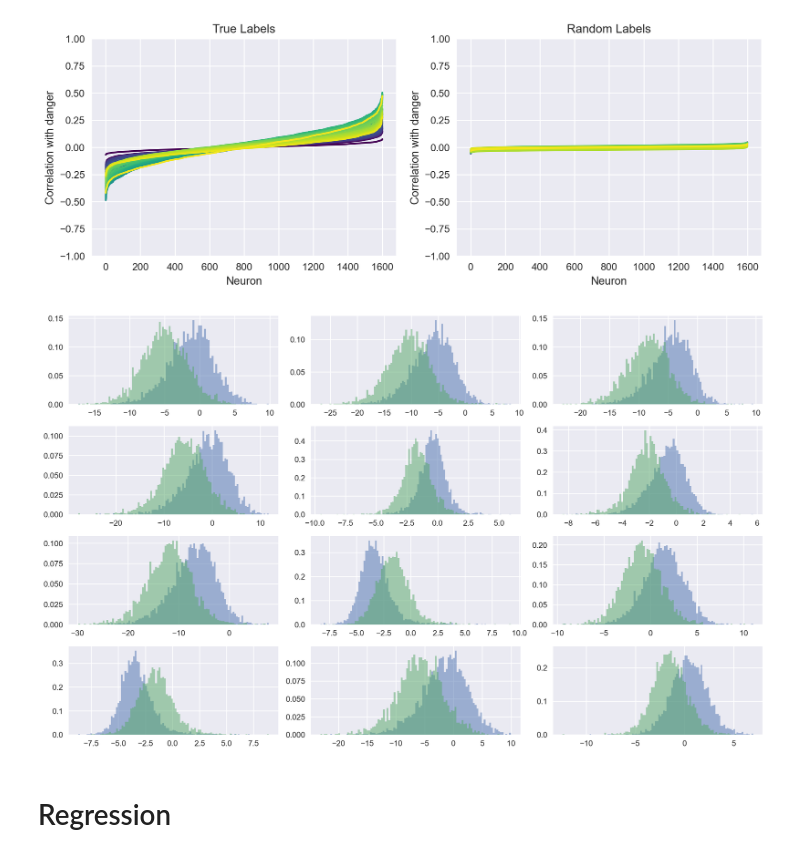
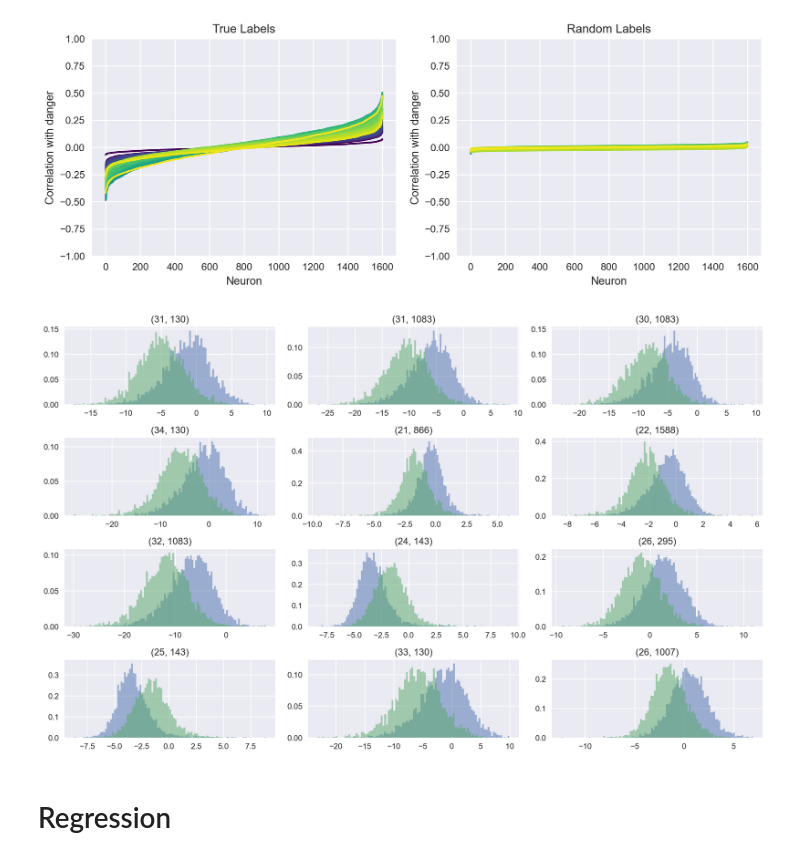
Before and after one commit to BYU-PCCL/partisanbrain, a Jupyter notebook: partisanbrain/emotions/emotions.ipynb, the cells around one changed output. Cells and saved outputs as stored; diff of their text form; code cells hidden in the pictures.

```diff
--- a/partisanbrain/emotions/emotions.ipynb
+++ b/partisanbrain/emotions/emotions.ipynb
@@ -126,18 +137,19 @@ with open('middle/neurons_per_layer.json', 'w') as file:
 # %%
 plt.figure(figsize=(13,8))
 for i, corr_index in enumerate(np.abs(corray).argsort()[::-1][:12], 1):
     plt.subplot(4,3,i)
 
     plt.hist(pos_samples[corr_index], bins=100, alpha=0.5, density=True, label="Positive")
     plt.hist(neg_samples[corr_index], bins=100, alpha=0.5, density=True, label="Negative")
+    plt.title(np.unravel_index(corr_index, MODEL_SHAPE))
     # plt.legend()
 
     # plt.xlabel('Activation Value')
     # plt.ylabel('Probability')
 plt.tight_layout()
 plt.show()
 # %% [output]
-[figure, old version]
+[figure, new version]
 # %% [markdown]
 # Regression
 # %%
```
Also changed, not shown: parts of 4 cells of this notebook, 4 other files.
